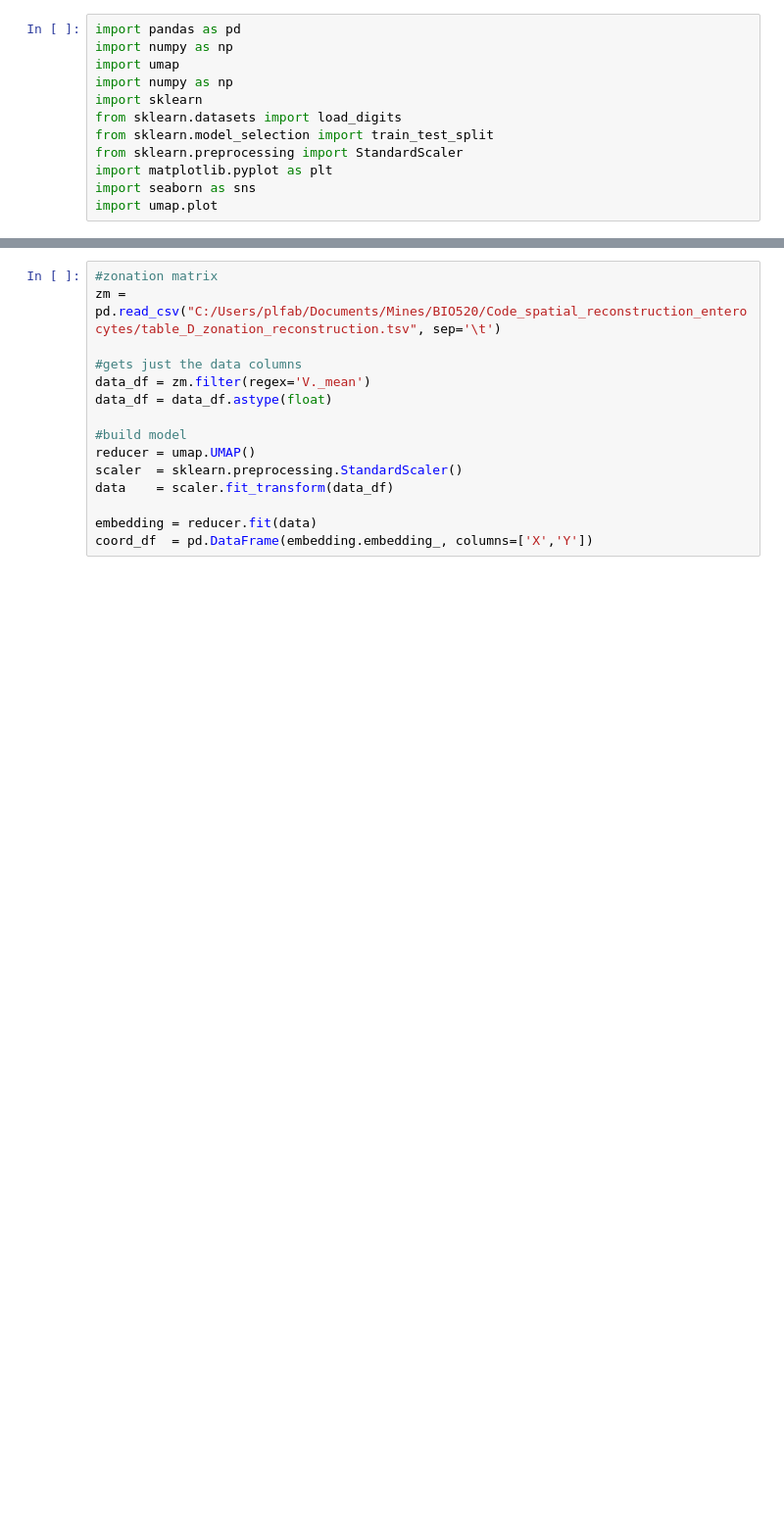
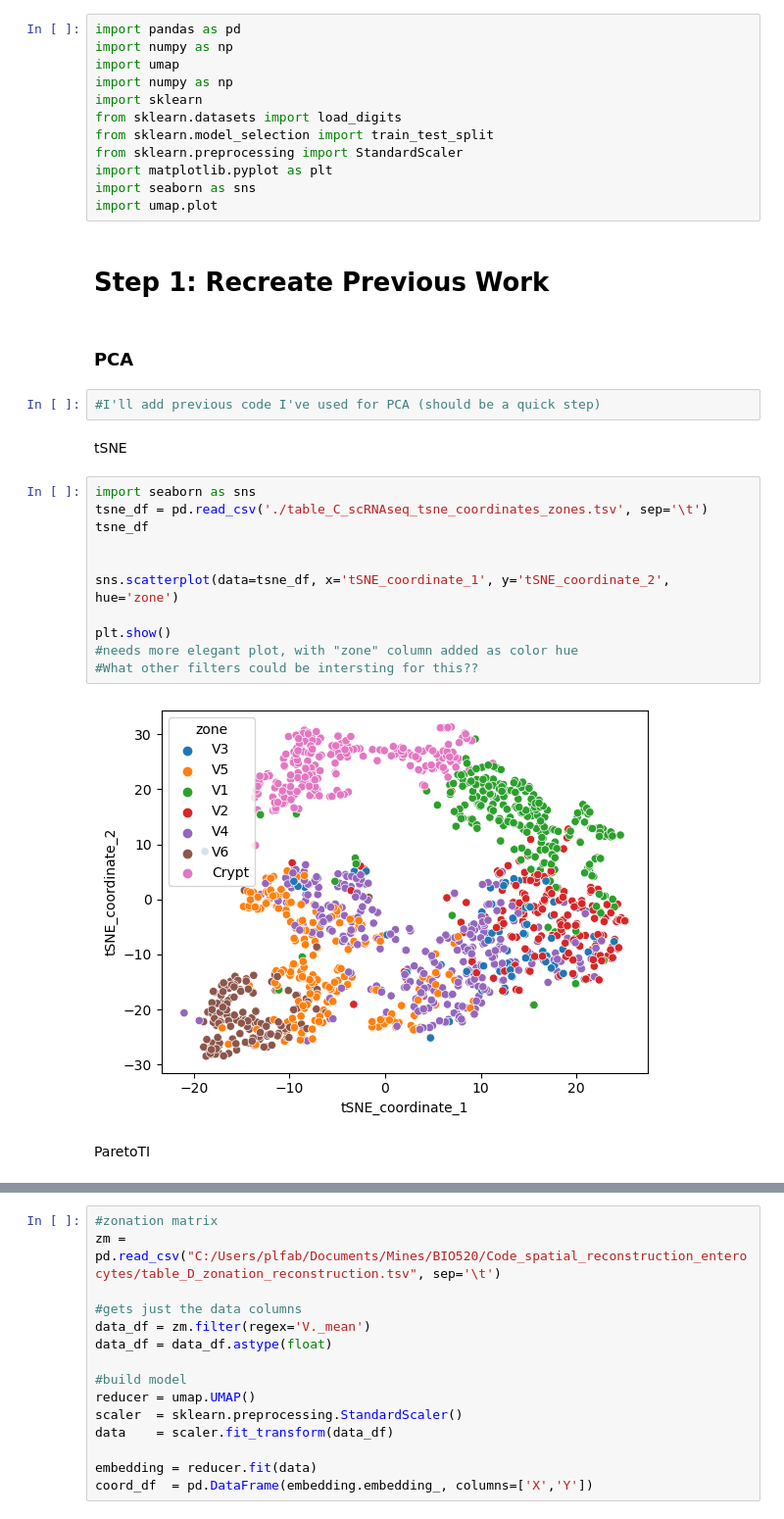
Before and after one commit to pfabianCSM/Code_spatial_reconstruction_enterocytes, a Jupyter notebook: umap_exploration.ipynb, the cells around one changed output, grey strips where cells are left out. Shown: that part at 98% size. Cells and saved outputs as stored; diff of their text form; blank space fills up the shorter version.

```diff
--- a/umap_exploration.ipynb
+++ b/umap_exploration.ipynb
@@ -12,3 +12,26 @@ from sklearn.preprocessing import StandardScaler
 import matplotlib.pyplot as plt
 import seaborn as sns
 import umap.plot
+# %% [markdown]
+# Step 1: Recreate Previous Work
+# %% [markdown]
+### PCA
+# %%
+#I'll add previous code I've used for PCA (should be a quick step)
+# %% [markdown]
+tSNE
+# %%
+import seaborn as sns
+tsne_df = pd.read_csv('./table_C_scRNAseq_tsne_coordinates_zones.tsv', sep='\t')
+tsne_df
+
+
+sns.scatterplot(data=tsne_df, x='tSNE_coordinate_1', y='tSNE_coordinate_2', hue='zone')
+
+plt.show()
+#needs more elegant plot, with "zone" column added as color hue
+#What other filters could be intersting for this??
+# %% [output]
+[figure, added]
+# %% [markdown]
+ParetoTI
```
Also changed, not shown: parts of 12 cells of this notebook.
